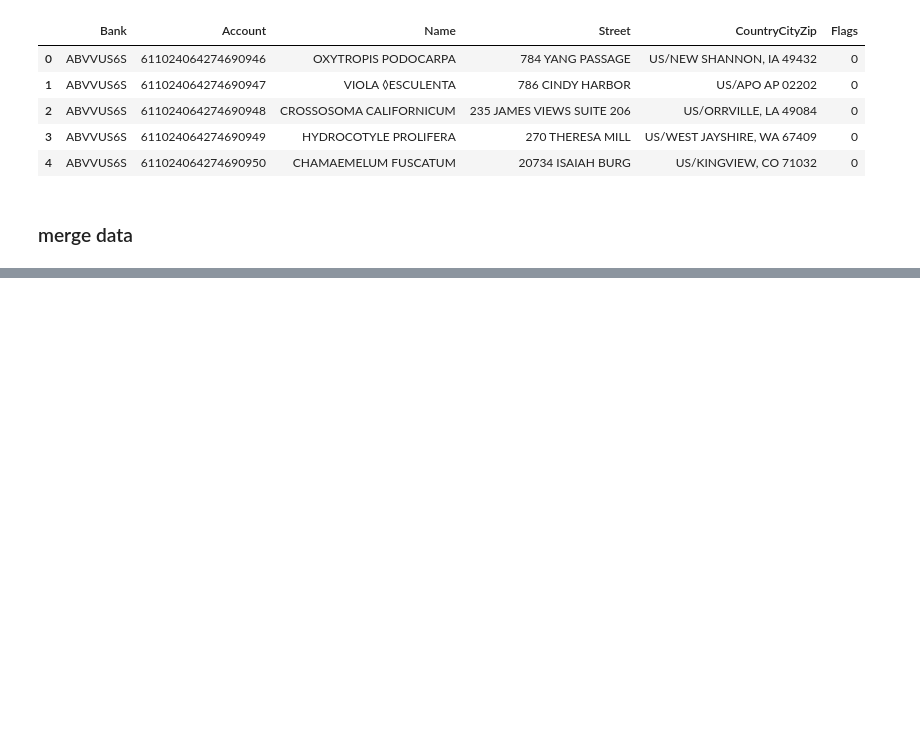
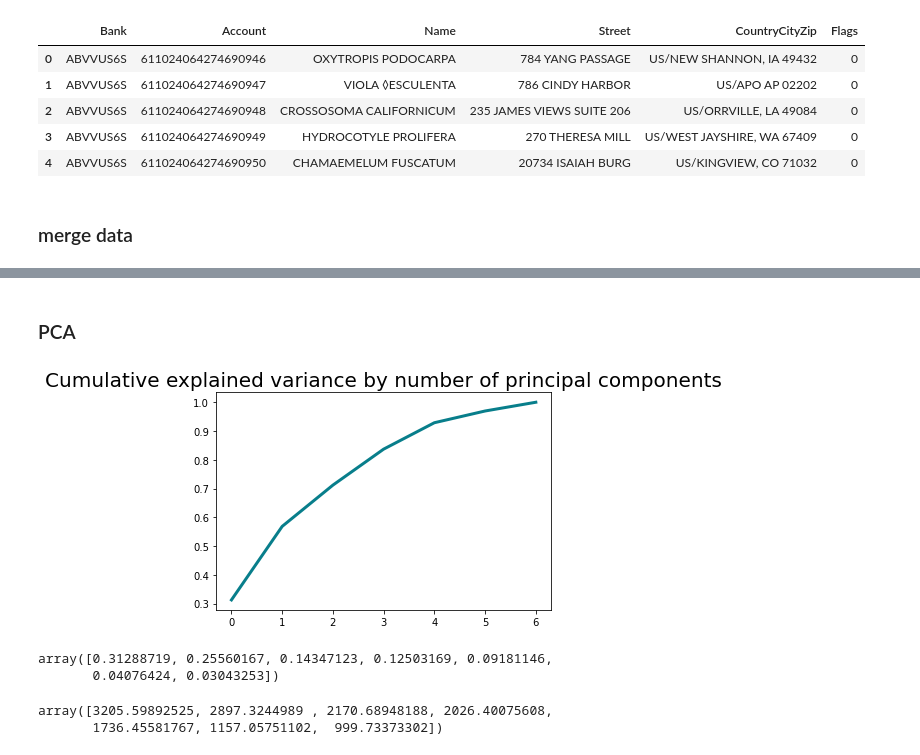
Before and after one commit to idsla/Scarlet-PETs, a Jupyter notebook: sitao/data_exploration.ipynb, the cells around one changed output, grey strips where cells are left out. Saved outputs shown, nothing was run; the diff lists cells and outputs as text; code cells hidden in the pictures; blank space fills up the shorter version.

```diff
--- a/sitao/data_exploration.ipynb
+++ b/sitao/data_exploration.ipynb
@@ -37,0 +99,26 @@ bank_data[bank_data['Account'] == 'PT92895792452733126420']
+# %%
+columns_to_drop = [
+    "UETR",
+    "Sender",
+    "Receiver",
+    "TransactionReference",
+    "OrderingAccount",
+    "OrderingName",
+    "OrderingStreet",
+    "OrderingCountryCityZip",
+    "BeneficiaryAccount",
+    "BeneficiaryName",
+    "BeneficiaryStreet",
+    "BeneficiaryCountryCityZip",
+    "SettlementDate",
+    "SettlementCurrency",
+    "InstructedCurrency",
+    "Timestamp",
+    "sender_hour",
+    "sender_currency",
+    "sender_receiver",
+]
+
+train_sub = train.drop(columns_to_drop, axis=1)
+test_sub = test.drop(columns_to_drop, axis=1)
+train_sub.head(3)
@@ -37,0 +131,29 @@ bank_data[bank_data['Account'] == 'PT92895792452733126420']
+# %% [markdown]
+### PCA
+# %%
+from sklearn.decomposition import PCA
+import matplotlib.pyplot as plt
+from sklearn.preprocessing import StandardScaler
+
+train_sub_pca = train_sub.drop(['Label'],axis=1)
+scaler = StandardScaler()
+scaler.fit(train_sub_pca)
+
+X_train = scaler.transform(train_sub_pca)
+pca = PCA(n_components=7).fit(X_train)
+
+plt.plot(pca.explained_variance_ratio_.cumsum(), lw=3, color='#087E8B')
+plt.title('Cumulative explained variance by number of principal components', size=20)
+plt.show()
+# %% [output]
+[figure, added]
+# %%
+pca.explained_variance_ratio_
+# %% [output]
+array([0.31288719, 0.25560167, 0.14347123, 0.12503169, 0.09181146,
+       0.04076424, 0.03043253])
+# %%
+pca.singular_values_
+# %% [output]
+array([3205.59892525, 2897.3244989 , 2170.68948188, 2026.40075608,
+       1736.45581767, 1157.05751102,  999.73373302])
```
Also changed, not shown: parts of 8 cells of this notebook, 4 other files.
